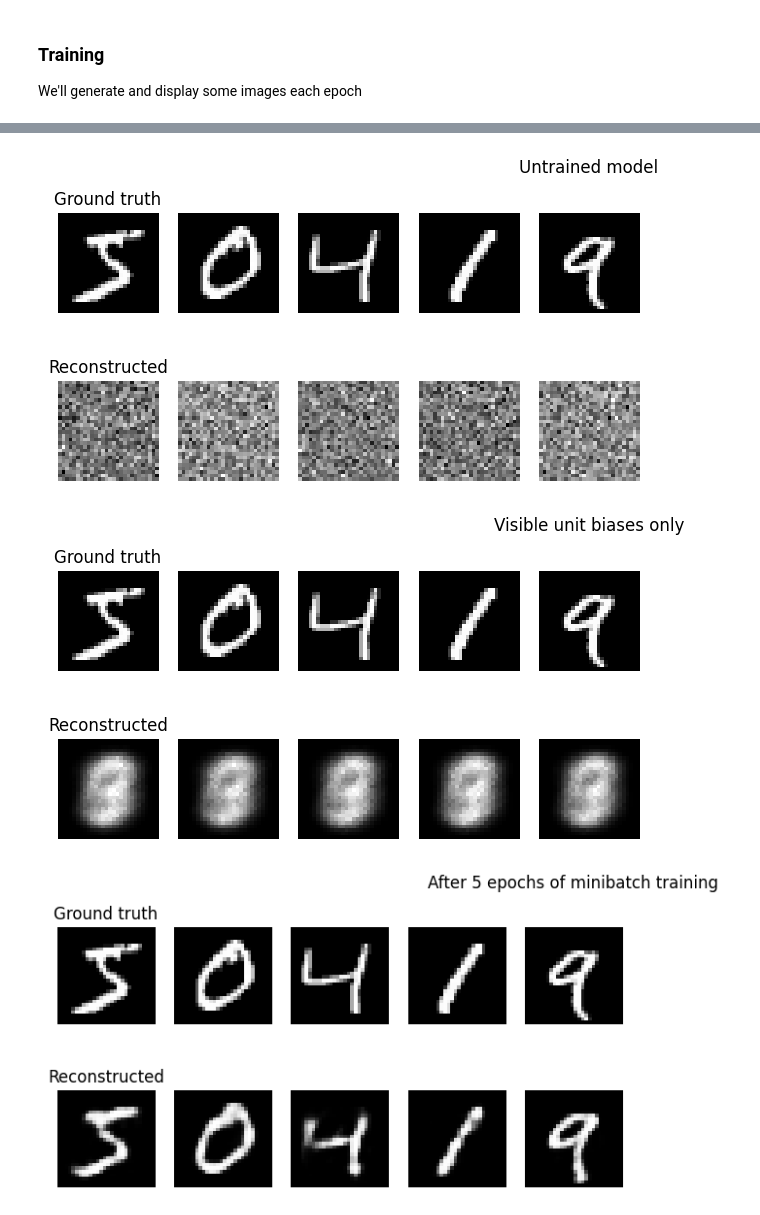
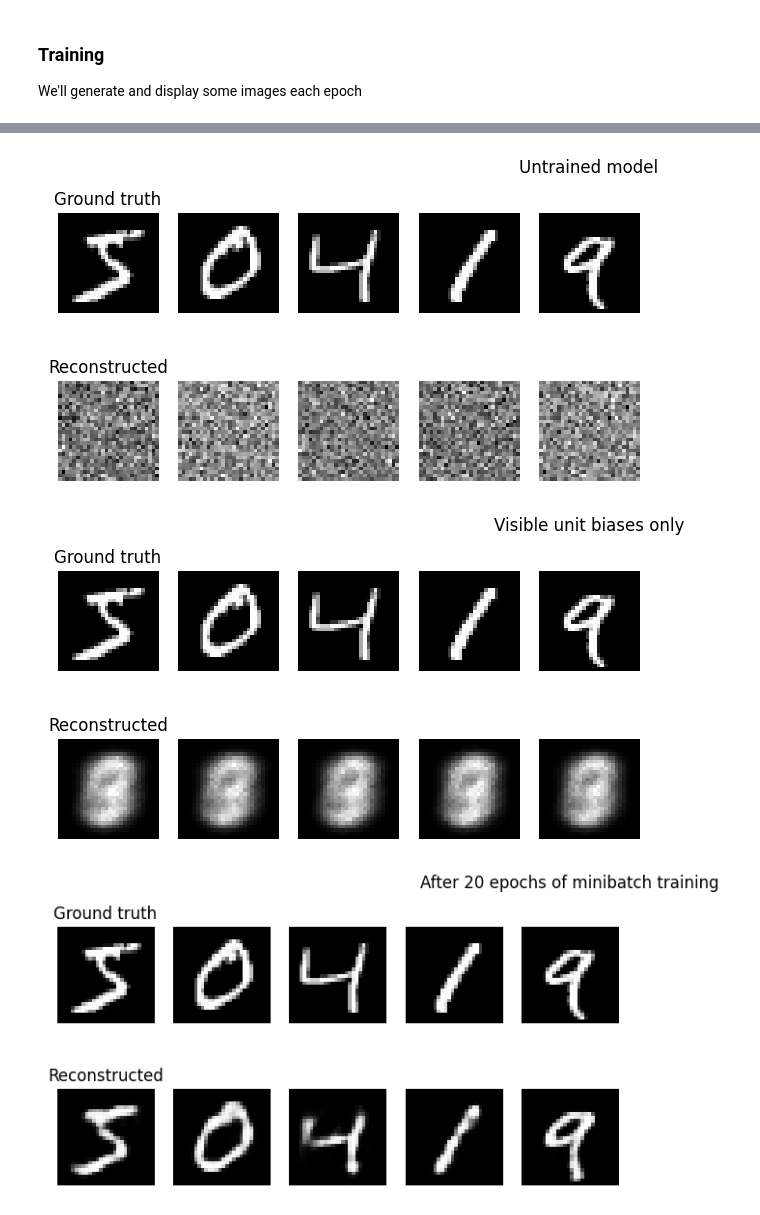
Before and after one commit to exilefaker/rbmax, a Jupyter notebook: examples/rbm_ensemble.ipynb, the cells around one changed output, grey strips where cells are left out. Saved outputs shown, nothing was run; the diff lists cells and outputs as text; code cells hidden in the pictures.

```diff
--- a/examples/rbm_ensemble.ipynb
+++ b/examples/rbm_ensemble.ipynb
@@ -79,5 +79,5 @@ rbms = rbms.train_cd(
     epochs=20
 )
 
-recon_5_epochs = sample_mnist_images(data[:5], rbms)
+recon_20_epochs = sample_mnist_images(data[:5], rbms)
 # %% [output]
@@ -97,8 +97,8 @@ recon_5_epochs = sample_mnist_images(data[:5], rbms)
 # %%
 display_images(data[:5], recon_untrained, title="Untrained model")
 display_images(data[:5], recon_biases_initialized, title="Visible unit biases only")
-display_images(data[:5], recon_5_epochs, title="After 5 epochs of minibatch training")
+display_images(data[:5], recon_20_epochs, title="After 20 epochs of minibatch training")
 # %% [output]
 [figure]
 [figure]
-[figure, old version]
+[figure, new version]
```
Also changed, not shown: parts of 1 cell of this notebook, 1 other file.
